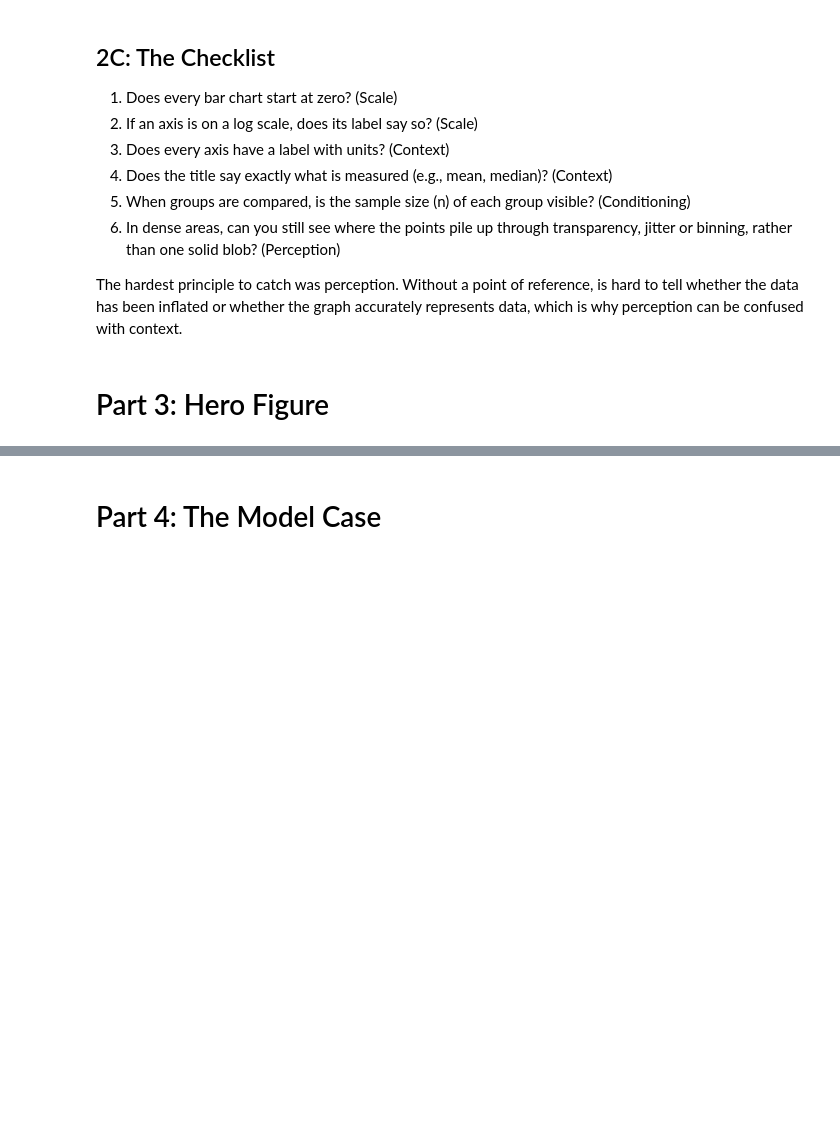
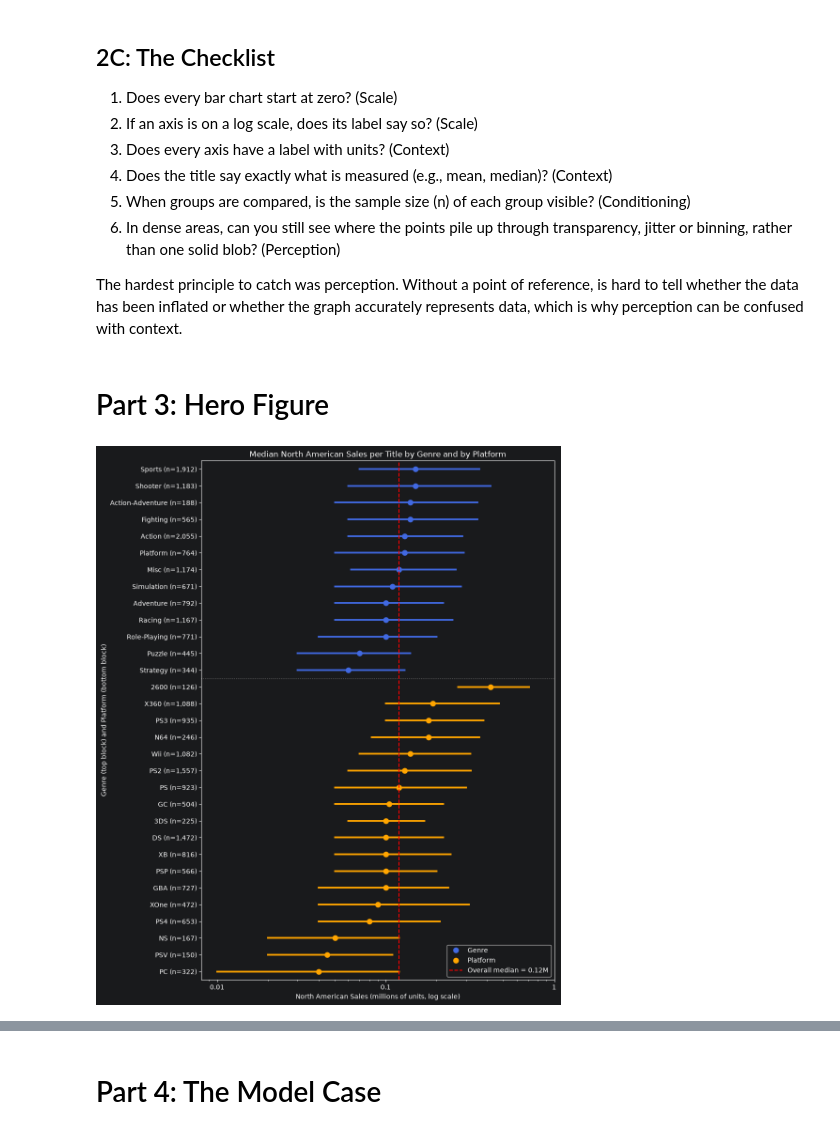
Before and after one commit to sergio-fernandez10/CS577-Project, a Jupyter notebook: Phase 3/Group6_Aaron_Sergio_Phase3.ipynb, the cells around one changed output, grey strips where cells are left out. Drawn from its saved outputs; the diff is of its cells as text; code cells hidden in the pictures; blank space fills up the shorter version.

```diff
--- a/Phase 3/Group6_Aaron_Sergio_Phase3.ipynb
+++ b/Phase 3/Group6_Aaron_Sergio_Phase3.ipynb
@@ -672,3 +689,44 @@ The principle I broke is context. In the misleading plot, the title was leading
 The hardest principle to catch was perception. Without a point of reference, is hard to tell whether the data has been inflated or whether the graph accurately represents data, which is why perception can be confused with context.
 # %% [markdown]
 # Part 3: Hero Figure
+# %%
+# Stack Genre and Platform into one category column.
+hero_long = df_p3[["Genre", "Platform", "NA_Sales"]].melt(
+    id_vars="NA_Sales", var_name="Predictor", value_name="Category")
+
+# Order Genre and Platform by median.
+hero_genre_med = df_p3.groupby("Genre")["NA_Sales"].median().sort_values(ascending=False)
+hero_plat_med = df_p3.groupby("Platform")["NA_Sales"].median().sort_values(ascending=False)
+hero_order = list(hero_genre_med.index) + list(hero_plat_med.index)
+
+# Sample size for every category
+hero_n = pd.concat([df_p3["Genre"].value_counts(), df_p3["Platform"].value_counts()])
+hero_overall_med = df_p3["NA_Sales"].median()
+
+# Plot
+fig, ax = plt.subplots(figsize=(10, 12))
+
+sns.pointplot(data=hero_long, x="NA_Sales", y="Category", hue="Predictor", order=hero_order,
+              estimator="median", errorbar=("pi", 50), linestyle="none",
+              palette={"Genre": "royalblue", "Platform": "orange"}, ax=ax)
+
+ax.set_xscale("log")
+ax.set_xticks([0.01, 0.1, 1])
+ax.set_xticklabels(["0.01", "0.1", "1"])
+ax.set_yticks(range(len(hero_order)))
+ax.set_yticklabels([f"{c} (n={hero_n[c]:,})" for c in hero_order])
+
+# Divider
+ax.axhline(len(hero_genre_med) - 0.5, color="gray", linestyle=":", linewidth=1)
+ax.axvline(hero_overall_med, color="red", linestyle="--", linewidth=1.5,
+           label=f"Overall median = {hero_overall_med:.2f}M")
+
+ax.set_title("Median North American Sales per Title by Genre and by Platform")
+ax.set_xlabel("North American Sales (millions of units, log scale)")
+ax.set_ylabel("Genre (top block) and Platform (bottom block)")
+ax.legend(loc="lower right")
+
+plt.tight_layout()
+plt.show()
+# %% [output]
+[figure, added]
```
Also changed, not shown: parts of 6 cells of this notebook, 1 other file.
